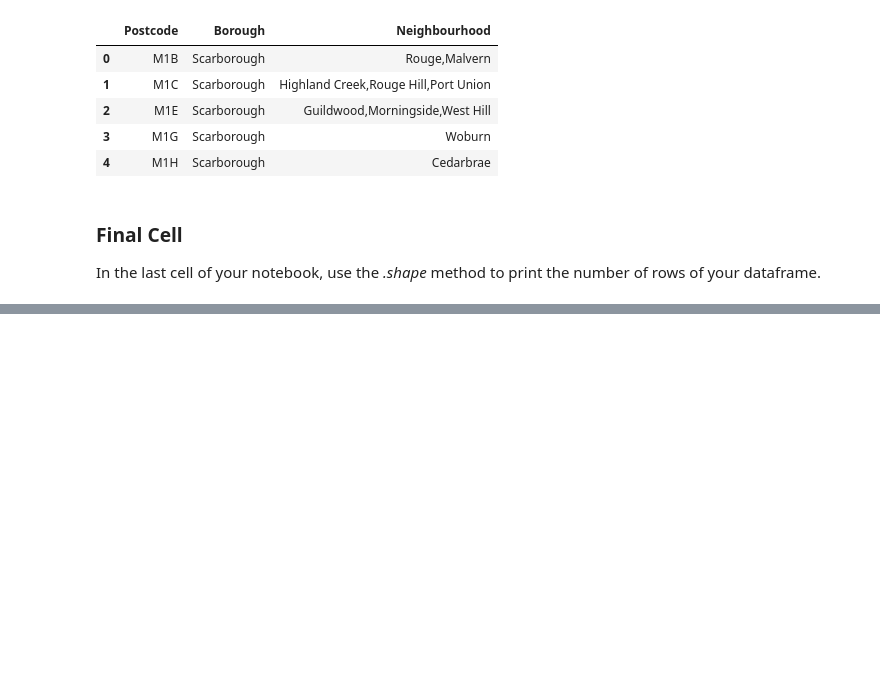
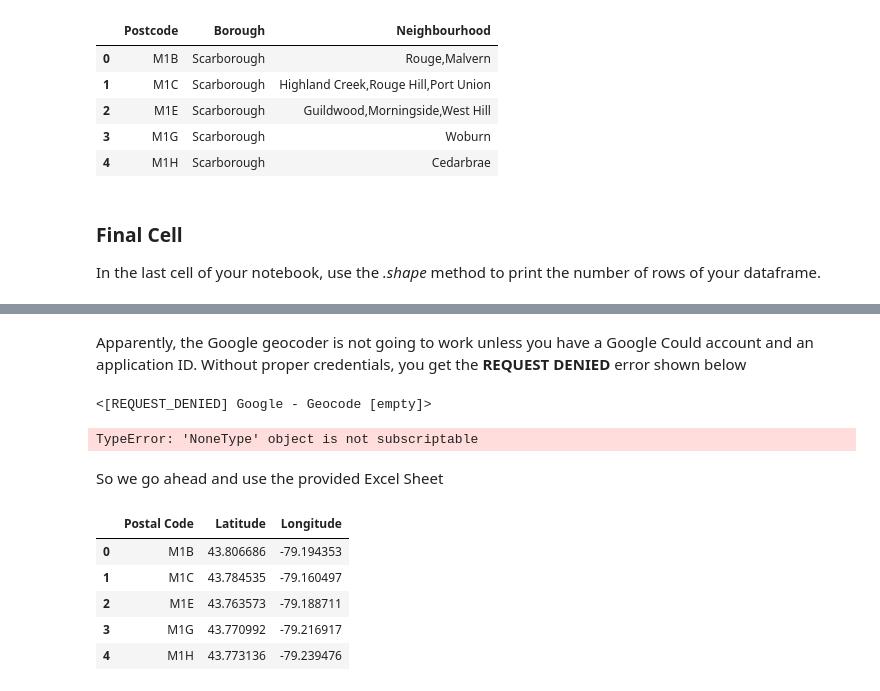
Before and after one commit to mjzalewski/Coursera_Capstone, a Jupyter notebook: Segmenting_Toronto.ipynb, the cells around one changed output, grey strips where cells are left out. Drawn from its saved outputs; the diff is of its cells as text; code cells hidden in the pictures; blank space fills up the shorter version.

```diff
--- a/Segmenting_Toronto.ipynb
+++ b/Segmenting_Toronto.ipynb
@@ -75,0 +94,2 @@ Toronto dataframe has 103 rows
+# %% [markdown]
+Apparently, the Google geocoder is not going to work unless you have a Google Could account and an application ID. Without proper credentials, you get the **REQUEST DENIED** error shown below
@@ -75,0 +98,28 @@ Toronto dataframe has 103 rows
+# %%
+# initialize your variable to None
+lat_lng_coords = None
+postal_code = 'M5A'
+
+# loop until you get the coordinates
+# while(lat_lng_coords is None):
+g = geo.google('{}, Toronto, Ontario'.format(postal_code))
+print( g)
+lat_lng_coords = g.latlng
+
+latitude = lat_lng_coords[0]
+longitude = lat_lng_coords[1]
+# %% [output]
+<[REQUEST_DENIED] Google - Geocode [empty]>
+TypeError: 'NoneType' object is not subscriptable
+# %% [markdown]
+So we go ahead and use the provided Excel Sheet
+# %%
+df_ll = pd.read_csv('https://cocl.us/Geospatial_data')
+df_ll.head()
+# %% [output]
+|  | Postal Code | Latitude | Longitude |
+| 0 | M1B | 43.806686 | -79.194353 |
+| 1 | M1C | 43.784535 | -79.160497 |
+| 2 | M1E | 43.763573 | -79.188711 |
+| 3 | M1G | 43.770992 | -79.216917 |
+| 4 | M1H | 43.773136 | -79.239476 |
```
Also changed, not shown: parts of 9 cells of this notebook.
